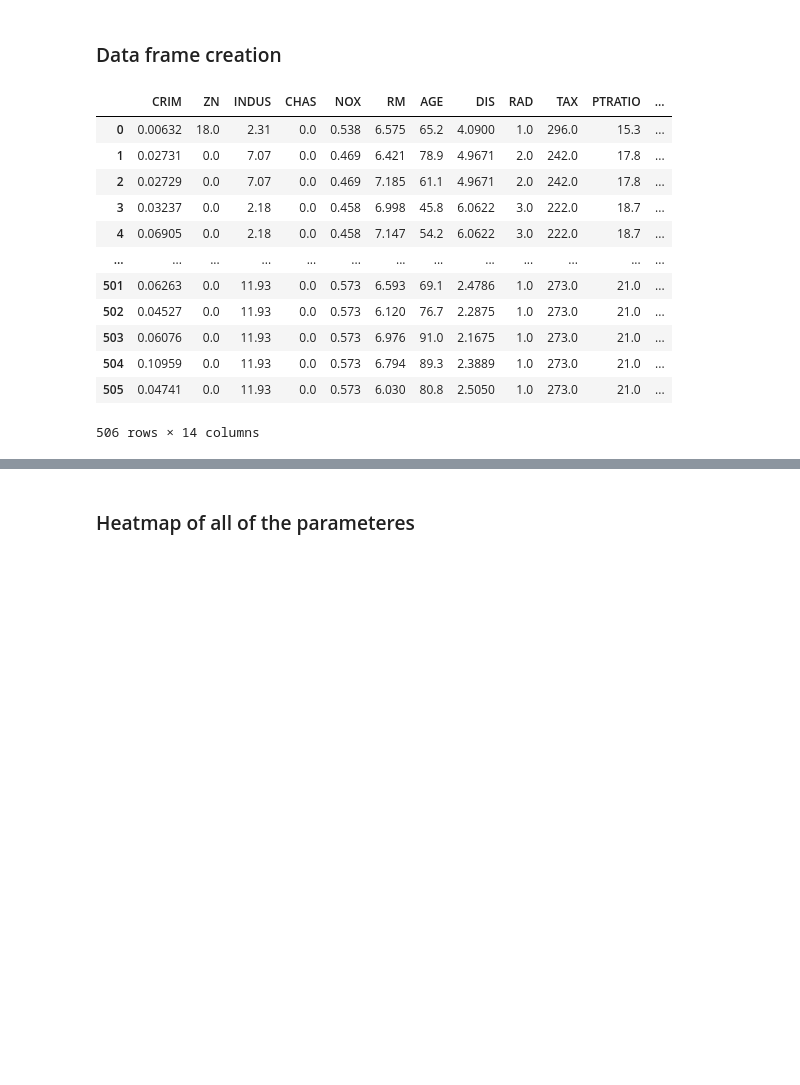
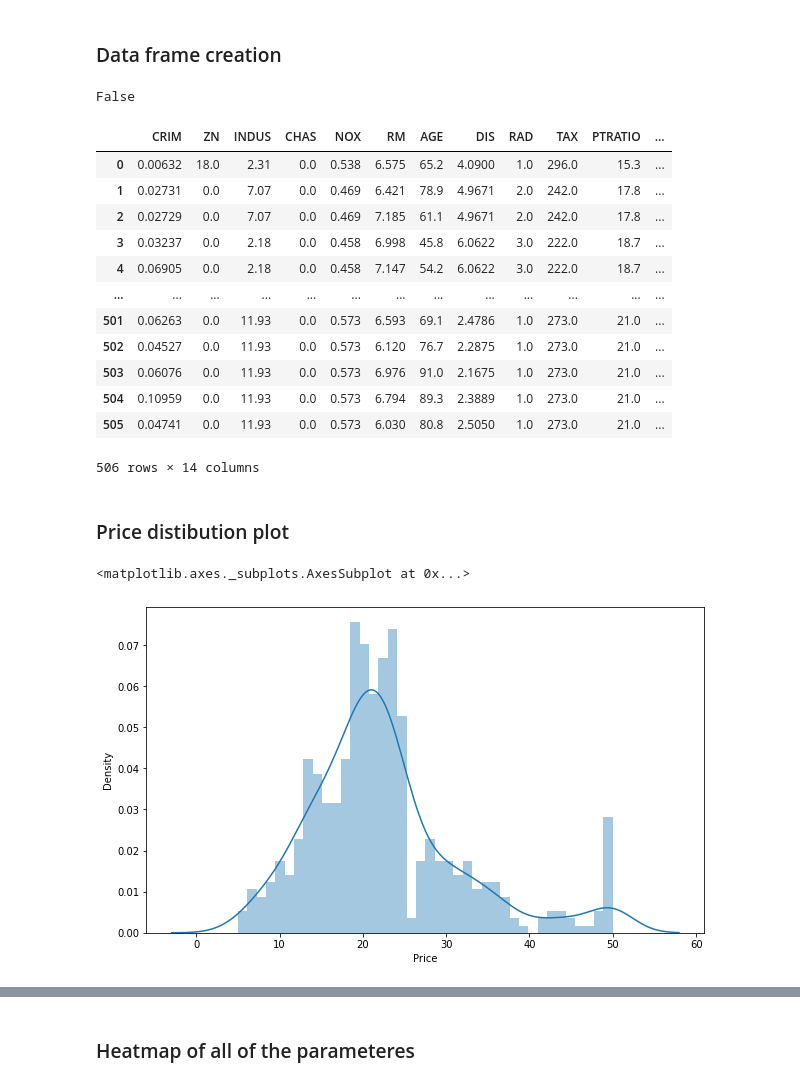
Before and after one commit to ciurkoj/AI-project, a Jupyter notebook: boston_housing_model.ipynb, the cells around one changed output, grey strips where cells are left out. Drawn from its saved outputs; the diff is of its cells as text; code cells hidden in the pictures; blank space fills up the shorter version.

```diff
--- a/boston_housing_model.ipynb
+++ b/boston_housing_model.ipynb
@@ -70,8 +70,10 @@ Boston house prices dataset
 # %%
 data = pd.DataFrame(boston.data, columns=boston.feature_names)
 data['Price'] = boston.target
+print(data.isnull().values.any())
 data
 # %% [output]
+False
 |  | CRIM | ZN | INDUS | CHAS | NOX | RM | AGE | DIS | RAD | TAX | PTRATIO | ... |
 | 0 | 0.00632 | 18.0 | 2.31 | 0.0 | 0.538 | 6.575 | 65.2 | 4.0900 | 1.0 | 296.0 | 15.3 | ... |
 | 1 | 0.02731 | 0.0 | 7.07 | 0.0 | 0.469 | 6.421 | 78.9 | 4.9671 | 2.0 | 242.0 | 17.8 | ... |
@@ -84,4 +86,12 @@ data
 | 503 | 0.06076 | 0.0 | 11.93 | 0.0 | 0.573 | 6.976 | 91.0 | 2.1675 | 1.0 | 273.0 | 21.0 | ... |
 | 504 | 0.10959 | 0.0 | 11.93 | 0.0 | 0.573 | 6.794 | 89.3 | 2.3889 | 1.0 | 273.0 | 21.0 | ... |
 | 505 | 0.04741 | 0.0 | 11.93 | 0.0 | 0.573 | 6.030 | 80.8 | 2.5050 | 1.0 | 273.0 | 21.0 | ... |
-506 rows × 14 columns
+506 rows × 14 columns
+# %% [markdown]
+### Price distibution plot
+# %%
+plt.figure(figsize=(10, 6))
+sns.distplot(data['Price'],bins=40)
+# %% [output]
+<matplotlib.axes._subplots.AxesSubplot at 0x...>
+[figure, added]
```
Also changed, not shown: parts of 29 cells of this notebook, 1 other file.
